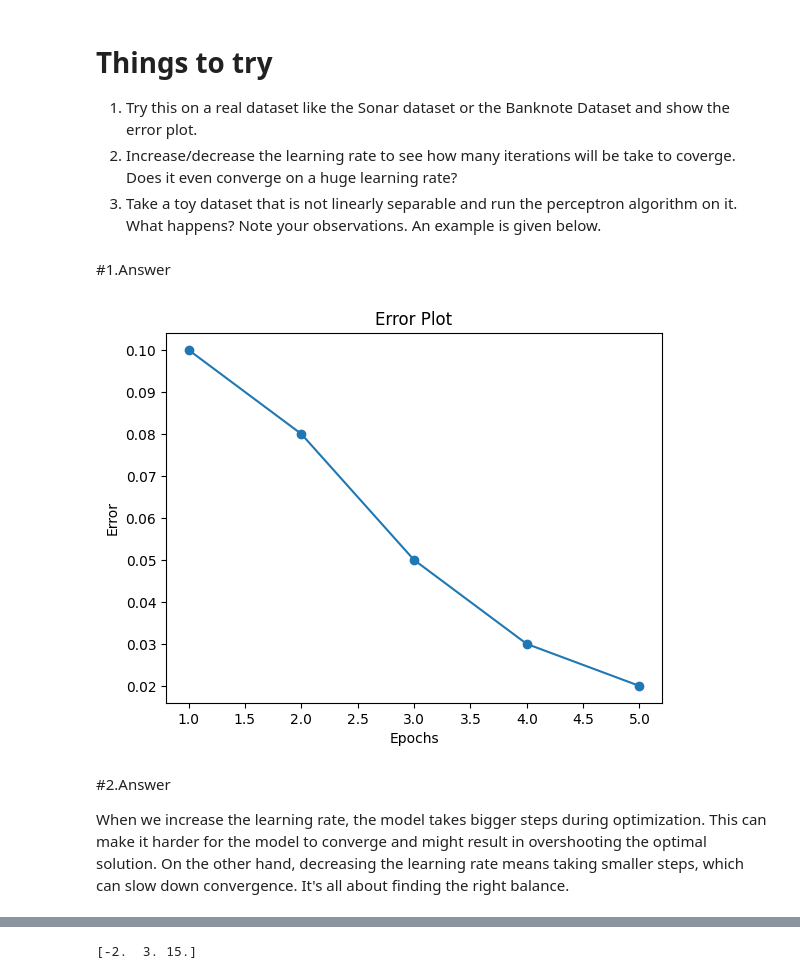
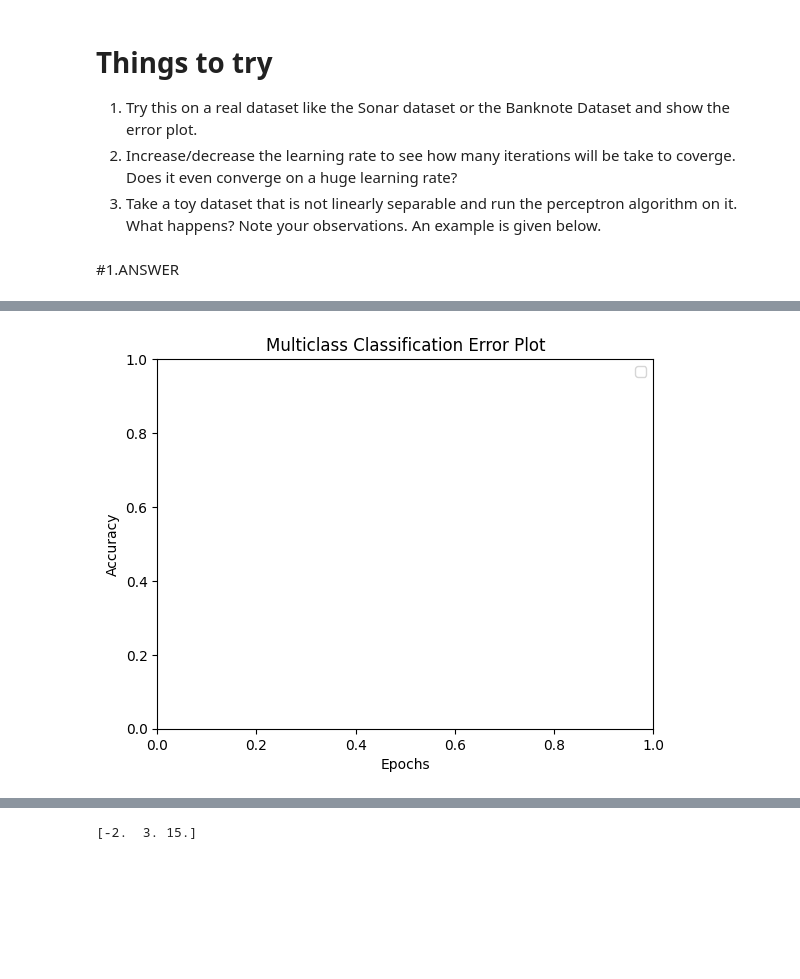
Before and after one commit to TholetiRushasri/FMML-LAB, a Jupyter notebook: FMML_Module4_Lab1_2024.ipynb, the cells around one changed output, grey strips where cells are left out. Cells and saved outputs as stored; diff of their text form; code cells hidden in the pictures; blank space fills up the shorter version.

```diff
--- a/FMML_Module4_Lab1_2024.ipynb
+++ b/FMML_Module4_Lab1_2024.ipynb
@@ -135,21 +135,16 @@ As you can see, our algorithm has correctly classified all the samples. The deci
 2.   Increase/decrease the learning rate to see how many iterations will be take to coverge. Does it even converge on a huge learning rate?
 4. Take a toy dataset that is not linearly separable and run the perceptron algorithm on it. What happens? Note your observations. An example is given below.
 # %% [markdown]
-#1.Answer
+#1.ANSWER
-# %%
-import pandas as pd
-import matplotlib.pyplot as plt
-# Assuming you have a trained model and an error list
-error_list = [0.1, 0.08, 0.05, 0.03, 0.02]
-# Plotting the error
-plt.plot(range(1, len(error_list) + 1), error_list, marker='o')
-plt.xlabel('Epochs')
-plt.ylabel('Error')
-plt.title('Error Plot')
-plt.show()
-# %% [output]
-[figure, removed]
-# %% [markdown]
-#2.Answer
-
-When we increase the learning rate, the model takes bigger steps during optimization. This can make it harder for the model to converge and might result in overshooting the optimal solution. On the other hand, decreasing the learning rate means taking smaller steps, which can slow down convergence. It's all about finding the right balance.
+# %%
+import matplotlib.pyplot as plt
+# e.g., using a loop for multiple iterations and recording accuracy at each step
+
+# Plot the error/accuracy over epochs
+
+plt.xlabel('Epochs')
+plt.ylabel('Accuracy')
+plt.title('Multiclass Classification Error Plot')
+plt.legend()
+plt.show()
+# %% [output]
@@ -155,0 +152 @@ When we increase the learning rate, the model takes bigger steps during optimiza
+[figure, added]
```
Also changed, not shown: parts of 5 cells of this notebook.
